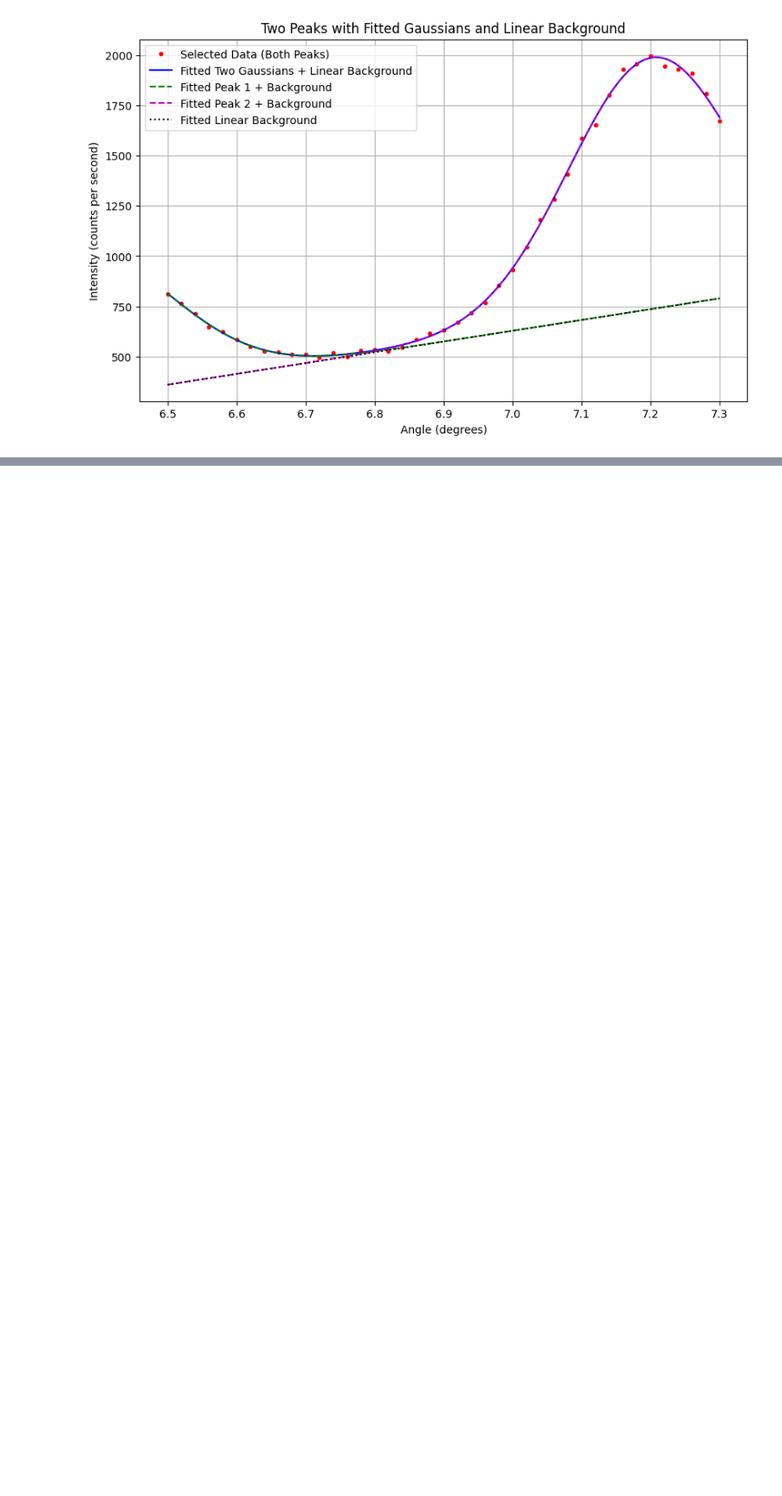
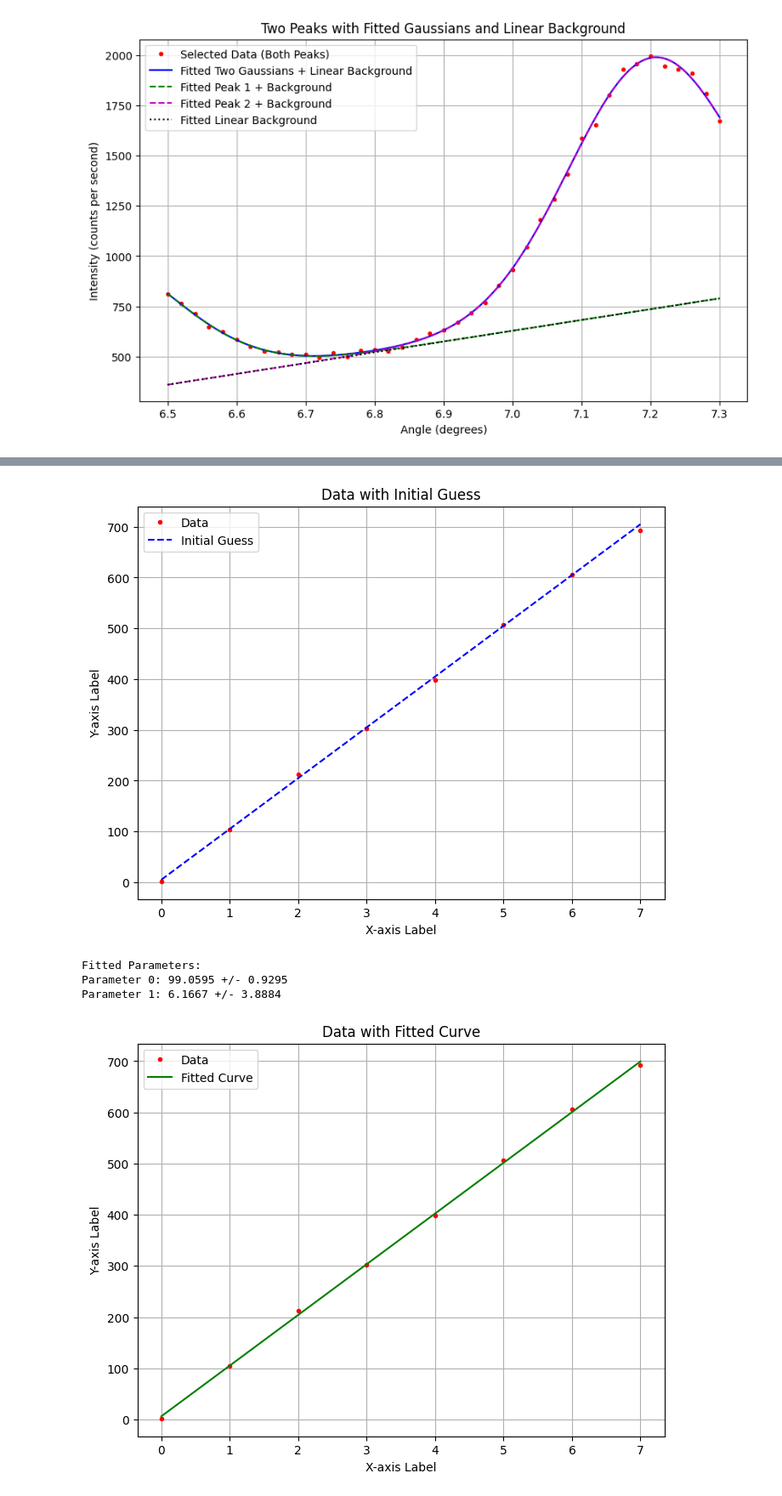
Before and after one commit to PX2145-2025/week-4-b-Zach-Bryant-2, a Jupyter notebook: Curvefit.ipynb, the cells around one changed output, grey strips where cells are left out. Shown at 85% size. Drawn from its saved outputs; the diff is of its cells as text; code cells hidden in the pictures; blank space fills up the shorter version.

```diff
--- a/Curvefit.ipynb
+++ b/Curvefit.ipynb
@@ -658,0 +742,66 @@ Linear Background:
+# %%
+# --- Example: Fitting a hypothetical function ---
+
+# 1. Define your data (replace with your actual data)
+# x_data_example = np.array([...])
+# y_data_example = np.array([...])
+
+# For demonstration, let's use the x_data and y_data from the notebook
+x_data_example = np.array([ 0.0, 1.0, 2.0, 3.0, 4.0, 5.0, 6.0, 7.0 ])
+y_data_example = np.array([ 2, 104, 212, 302, 398, 507, 606, 692 ])
+
+# 2. Define the function you want to fit (e.g., the 'linear' function defined above)
+def your_function(x, m, c):
+    return m*x + c
+
+# 3. Provide an initial guess for the parameters
+# The number of elements in p0 must match the number of parameters in your_function
+initial_guess = [100, 5] # Example for a linear function (m, c)
+
+# 4. (Optional but recommended) Plot your initial guess to check its reasonableness
+x_plot_range = np.linspace(min(x_data_example), max(x_data_example), num=100)
+y_guess_plot = your_function(x_plot_range, *initial_guess)
+
+plt.figure(figsize=(8, 6))
+plt.plot(x_data_example, y_data_example, 'r.', label='Data')
+plt.plot(x_plot_range, y_guess_plot, 'b--', label='Initial Guess')
+plt.xlabel('X-axis Label')
+plt.ylabel('Y-axis Label')
+plt.title('Data with Initial Guess')
+plt.legend()
+plt.grid(True)
+plt.show()
+
+# 5. Perform the curve fit
+# popt: optimal parameters
+# pcov: covariance matrix (used for errors)
+popt, pcov = curve_fit(your_function, x_data_example, y_data_example, p0=initial_guess)
+
+# 6. Extract fitted parameters and their errors
+# The diagonal of pcov contains the variance of each parameter
+fitted_params = popt
+errors = np.sqrt(np.diag(pcov))
+
+print("\nFitted Parameters:")
+for i, (param, error) in enumerate(zip(fitted_params, errors)):
+    print(f"Parameter {i}: {param:.4f} +/- {error:.4f}")
+
+# 7. Generate data for the fitted curve
+y_fit_plot = your_function(x_plot_range, *popt)
+
+# 8. Plot the data and the fitted curve
+plt.figure(figsize=(8, 6))
+plt.plot(x_data_example, y_data_example, 'r.', label='Data')
+plt.plot(x_plot_range, y_fit_plot, 'g-', label='Fitted Curve')
+plt.xlabel('X-axis Label')
+plt.ylabel('Y-axis Label')
+plt.title('Data with Fitted Curve')
+plt.legend()
+plt.grid(True)
+plt.show()
+# %% [output]
+[figure, added]
+Fitted Parameters:
+Parameter 0: 99.0595 +/- 0.9295
+Parameter 1: 6.1667 +/- 3.8884
+[figure, added]
```
Also changed, not shown: parts of 5 cells of this notebook.
